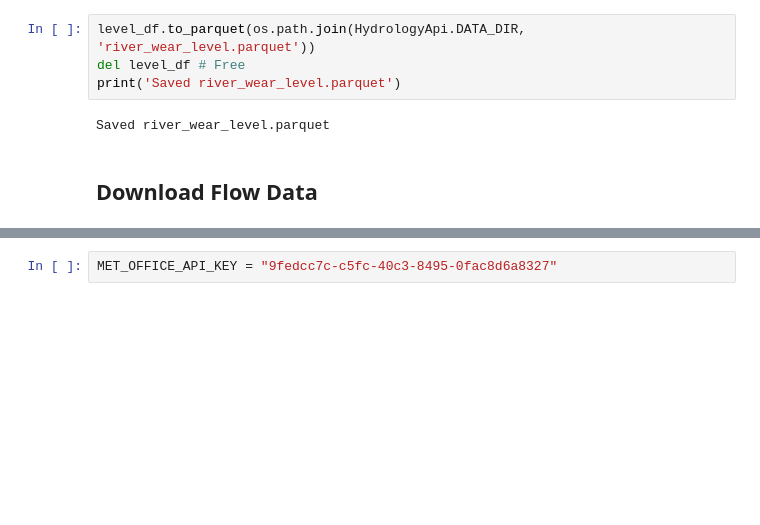
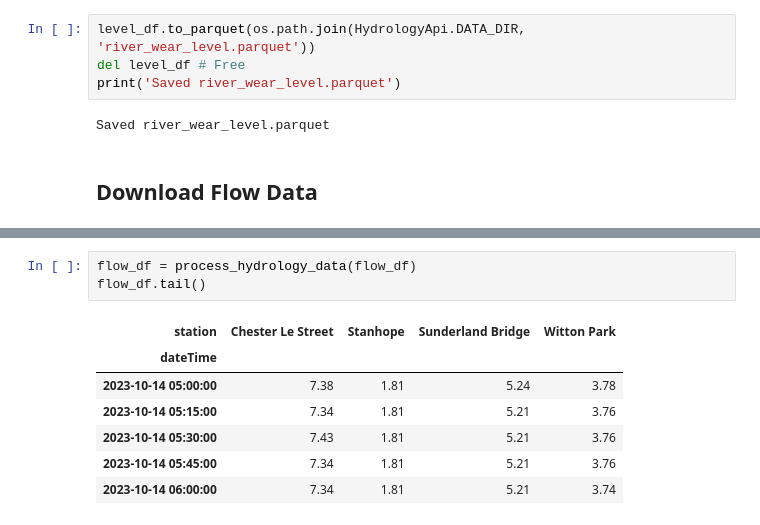
Before and after one commit to Jex-y/river-level-analysis, a Jupyter notebook: build_datasets.ipynb, the cells around one changed output, grey strips where cells are left out. Drawn from its saved outputs; the diff is of its cells as text; blank space fills up the shorter version.

```diff
--- a/build_datasets.ipynb
+++ b/build_datasets.ipynb
@@ -248,2 +302,11 @@ Making request to: https://environment.data.gov.uk/hydrology/data/batch-readings
-# %%
-MET_OFFICE_API_KEY = "9fedcc7c-c5fc-40c3-8495-0fac8d6a8327"
+# %%
+flow_df = process_hydrology_data(flow_df)
+flow_df.tail()
+# %% [output]
+| station | Chester Le Street | Stanhope | Sunderland Bridge | Witton Park |
+| dateTime |  |  |  |  |
+| 2023-10-14 05:00:00 | 7.38 | 1.81 | 5.24 | 3.78 |
+| 2023-10-14 05:15:00 | 7.34 | 1.81 | 5.21 | 3.76 |
+| 2023-10-14 05:30:00 | 7.43 | 1.81 | 5.21 | 3.76 |
+| 2023-10-14 05:45:00 | 7.34 | 1.81 | 5.21 | 3.76 |
+| 2023-10-14 06:00:00 | 7.34 | 1.81 | 5.21 | 3.74 |
```
Also changed, not shown: parts of 8 cells of this notebook, 1 other file.
